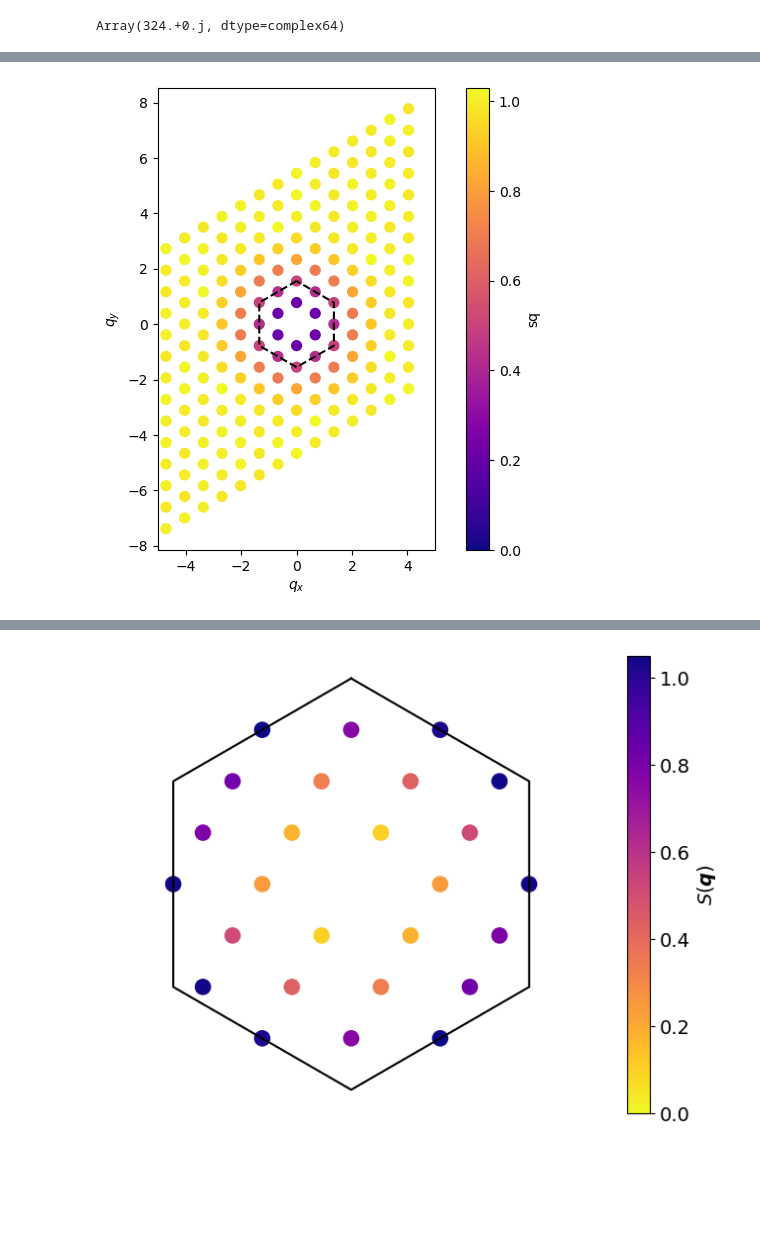
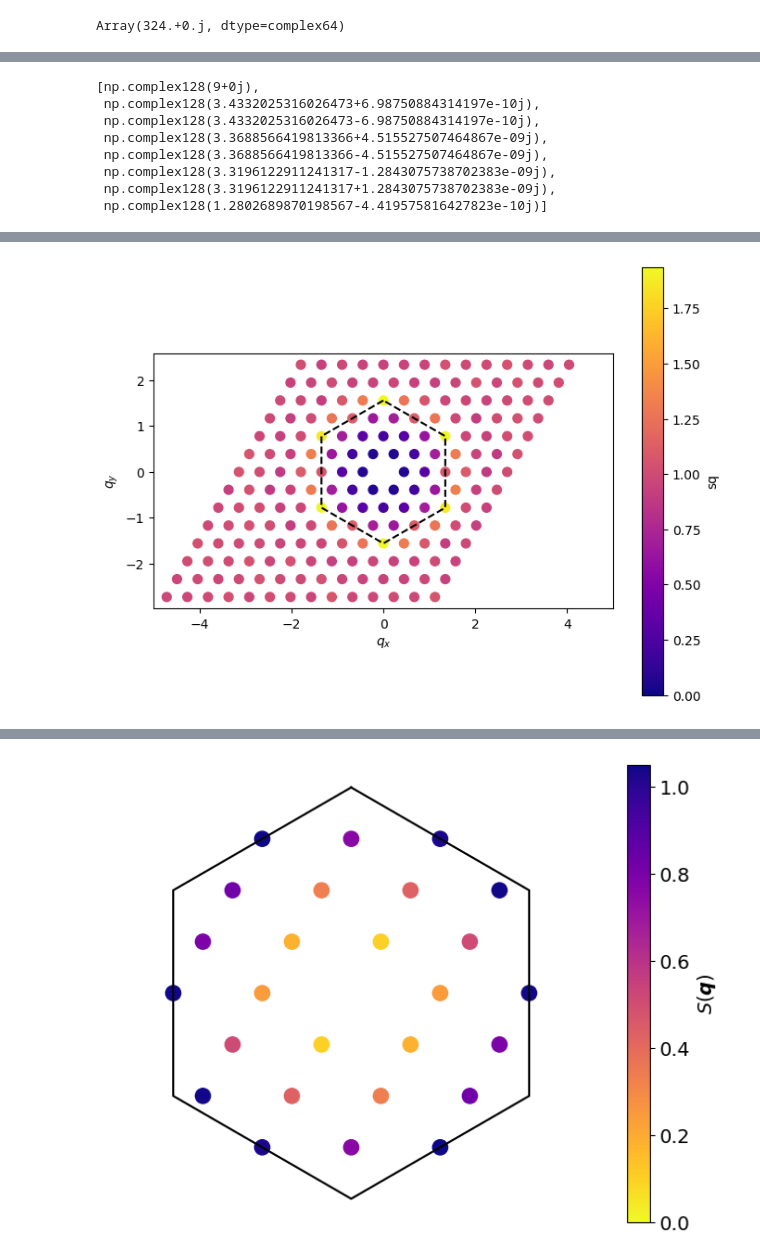
Before and after one commit to abouelkomsan/ferminet_ahmed, a Jupyter notebook: tests.ipynb, the cells around one changed output, grey strips where cells are left out. Drawn from its saved outputs; the diff is of its cells as text; code cells hidden in the pictures; blank space fills up the shorter version.

```diff
--- a/tests.ipynb
+++ b/tests.ipynb
@@ -2038,7 +2101,7 @@ def map_to_supercell_jax(positions, lattice_vectors):
 a = np.sqrt((4 * np.pi * 1**2) / np.sqrt(3))  # primitive 1-flux length
 a1 = a * np.array([np.sqrt(3) / 2, -0.5])
 a2 = a * np.array([0, 1.0])
-Tmatrix = np.array([[2,-2], [4, 2]])
+Tmatrix = np.array([[6,0], [0, 6]])
 lattice = lattice_vecs(a1, a2, Tmatrix)
 area_lattice = jnp.abs(jnp.linalg.det(lattice))
 potential_lattice = lattice_vecs(a1, a2, np.array([[1,0], [0, 1]]))
@@ -2361,7 +2502,7 @@ def get_config0(momind):
   return cfg
 # %%
 log_network = wavefunction(get_config0(None))
-log_network2 = wavefunction(get_config(2))
+log_network2 = wavefunction(get_config12(1,0))
 # %% [output]
 76.19964341336127
 3.7794521933603322
@@ -2557,0 +2694,20 @@ making construct_input_features with periodic norm
+# %%
+d1 = 6
+d2 = 2
+overlap_list = []
+for n1 in range(d1):
+    for n2 in range(d2):
+        cfg = get_config12(n1, n2)
+        log_network2 = wavefunction(cfg)
+        norm_den = overlap2(
+            log_network, log_network2, gathered_params, gathered_params,
+            reshaped_positions_mapped, reshaped_spins, reshaped_atoms, reshaped_charges
+        )
+        overlap_value = jnp.abs(
+            overlap(
+                log_network, log_network2, gathered_params, gathered_params,
+                reshaped_positions_mapped, reshaped_spins, reshaped_atoms, reshaped_charges
+            )
+        ) / (jnp.sqrt(norm_den))
+        print(n1, n2, overlap_value**2)
+        overlap_list.append(overlap_value**2)
@@ -2557,0 +2732,19 @@ making construct_input_features with periodic norm
+# %%
+overlap_list = []
+for i in range(len(kpts)):
+    n1 = kpts[i][0]
+    n2 = kpts[i][1]
+    cfg = get_config12(n1, n2)
+    log_network2 = wavefunction(cfg)
+    norm_den = overlap2(
+        log_network, log_network2, gathered_params, gathered_params,
+        reshaped_positions_mapped, reshaped_spins, reshaped_atoms, reshaped_charges
+    )
+    overlap_value = jnp.abs(
+        overlap(
+            log_network, log_network2, gathered_params, gathered_params,
+            reshaped_positions_mapped, reshaped_spins, reshaped_atoms, reshaped_charges
+        )
+    ) / (jnp.sqrt(norm_den))
+    print(n1, n2, overlap_value**2)
+    overlap_list.append(overlap_value**2)
@@ -3536,3 +3888,14 @@ for k in kgrid:
+# %%
+sorted_sq[0:8]
+# %% [output]
+[np.complex128(9+0j),
+ np.complex128(3.4332025316026473+6.98750884314197e-10j),
+ np.complex128(3.4332025316026473-6.98750884314197e-10j),
+ np.complex128(3.3688566419813366+4.515527507464867e-09j),
+ np.complex128(3.3688566419813366-4.515527507464867e-09j),
+ np.complex128(3.3196122911241317-1.2843075738702383e-09j),
+ np.complex128(3.3196122911241317+1.2843075738702383e-09j),
+ np.complex128(1.2802689870198567-4.419575816427823e-10j)]
 # %%
 import numpy as np
 
@@ -3622,7 +3985,7 @@ import numpy as np
 
 # Remove [0, 0] from kgrid and corresponding values from sq_list
 kgrid_filtered = np.array([k for k in kgrid if not np.allclose(k, [0, 0])])
-sq_list_filtered = [sq_list[i]/18 for i, k in enumerate(kgrid) if not np.allclose(k, [0, 0])]
+sq_list_filtered = [sq_list[i]/12 for i, k in enumerate(kgrid) if not np.allclose(k, [0, 0])]
 
 # Convert kgrid_filtered to 2D coordinates for plotting
 kx = kgrid_filtered[:, 0]
@@ -3631,31 +3994,31 @@ ky = kgrid_filtered[:, 1]
 # Define constants
 a = np.sqrt((4 * np.pi * 1**2) / np.sqrt(3))  # primitive 1-flux length
 dMBZ = (4 * np.pi) / (3 * a)
 
 # Define the hexagon vertices
 G11 = dMBZ * np.array([0, 1])
 G22 = dMBZ * np.array([-np.sqrt(3)/2, 0.5])
 G33 = dMBZ * np.array([-np.sqrt(3)/2, -0.5])
 G44 = dMBZ * np.array([0, -1])
 G55 = dMBZ * np.array([np.sqrt(3)/2, -0.5])
 G66 = dMBZ * np.array([np.sqrt(3)/2, 0.5])
 
 # Create lists of x and y coordinates for the hexagon
 xlist = [G11[0], G22[0], G33[0], G44[0], G55[0], G66[0], G11[0]]
 ylist = [G11[1], G22[1], G33[1], G44[1], G55[1], G66[1], G11[1]]
 
 # Create scatter plot
 plt.figure(figsize=(8, 6))
 scatter = plt.scatter(kx, ky, c=sq_list_filtered, cmap='plasma', s=50, vmin=0, vmax=np.max(np.real(sq_list_filtered)))
 plt.plot(xlist, ylist, color='black', linestyle='--', linewidth=1.5, label='Hexagonal Brillouin Zone')
 
 # Add colorbar with custom ticks
 cbar = plt.colorbar(scatter, label='sq')
 
 plt.xlabel(r'$q_x$')
 plt.ylabel(r'$q_y$')
 plt.xlim(-5, 5)
 plt.gca().set_aspect('equal')
 plt.show()
 # %% [output]
-[figure, old version]
+[figure, new version]
```
Also changed, not shown: parts of 69 cells of this notebook, 10 other files.
